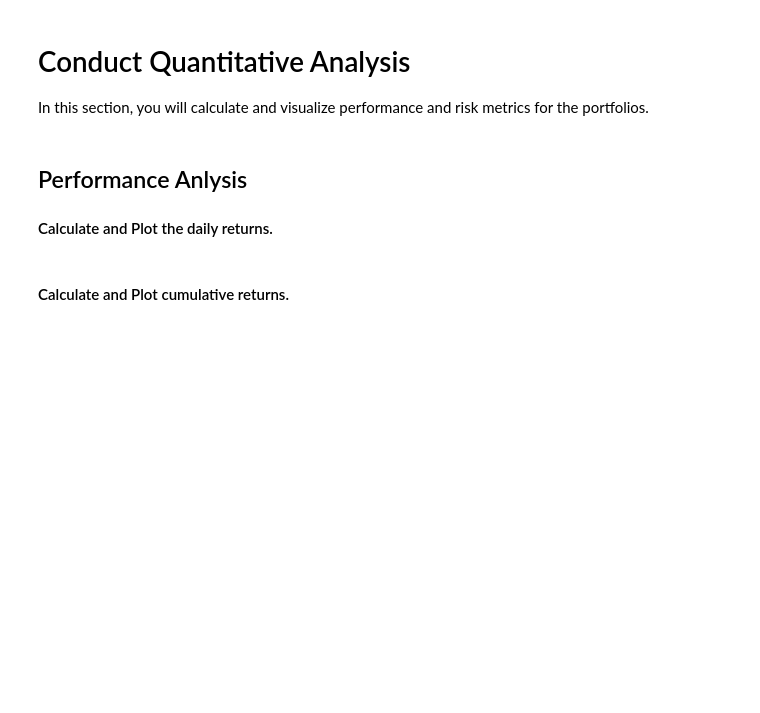
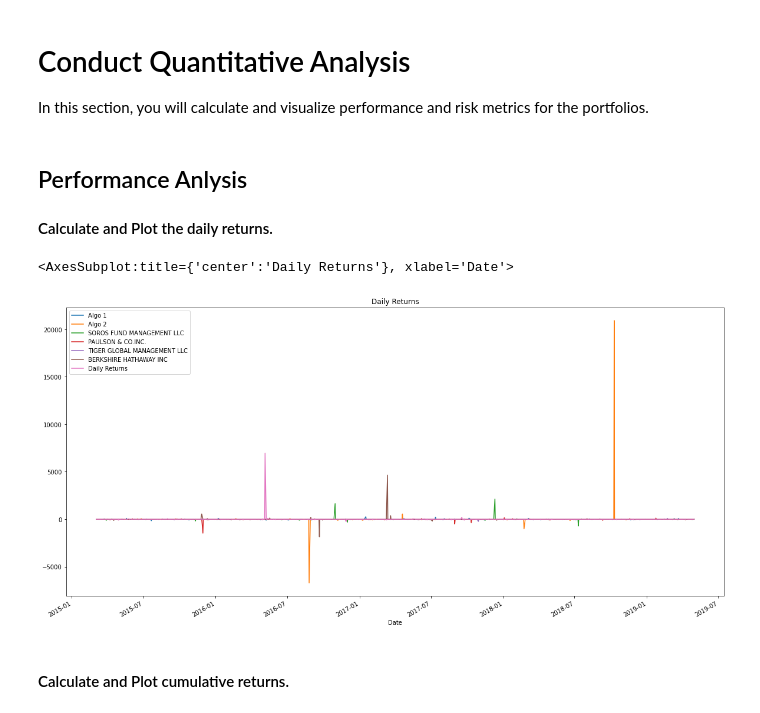
Before and after one commit to JimP315/Panthas, a Jupyter notebook: Starter_Code/whale_analysis.ipynb, the cells around one changed output. Cells and saved outputs as stored; diff of their text form; code cells hidden in the pictures; blank space fills up the shorter version.

```diff
--- a/Starter_Code/whale_analysis.ipynb
+++ b/Starter_Code/whale_analysis.ipynb
@@ -159,6 +159,10 @@ In this section, you will calculate and visualize performance and risk metrics f
 #### Calculate and Plot the daily returns.
 # %%
 # Plot daily returns of all portfolios
+all_returns.plot(figsize=(20, 10), title="Daily Returns")
+# %% [output]
+<AxesSubplot:title={'center':'Daily Returns'}, xlabel='Date'>
+[figure, added]
 # %% [markdown]
 #### Calculate and Plot cumulative returns.
 # %%
```
Also changed, not shown: parts of 12 cells of this notebook.
